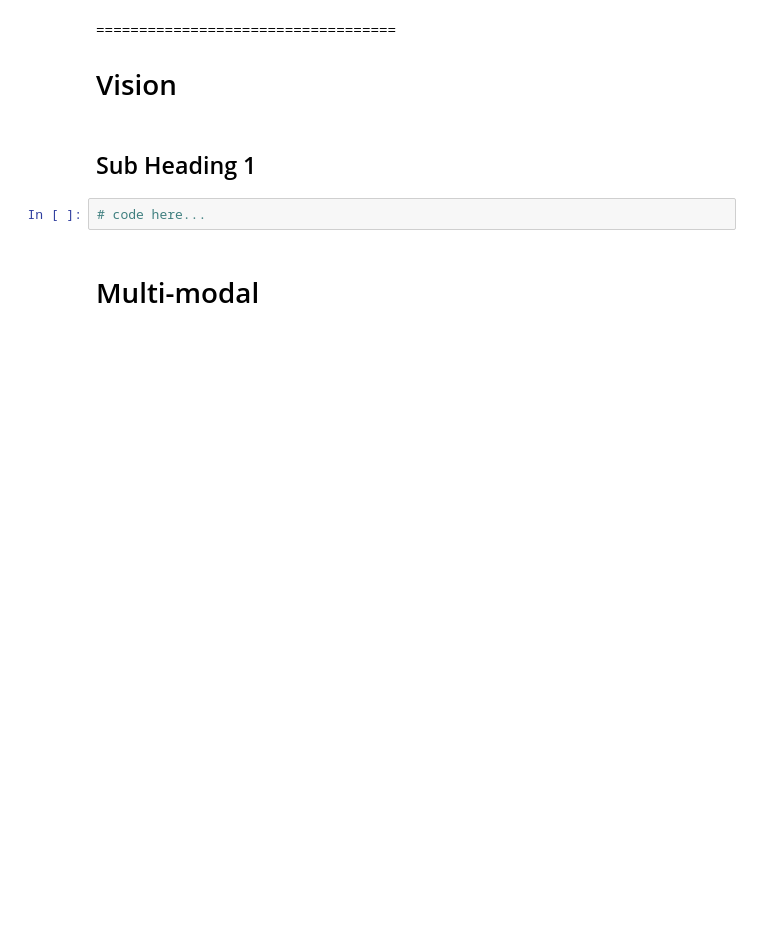
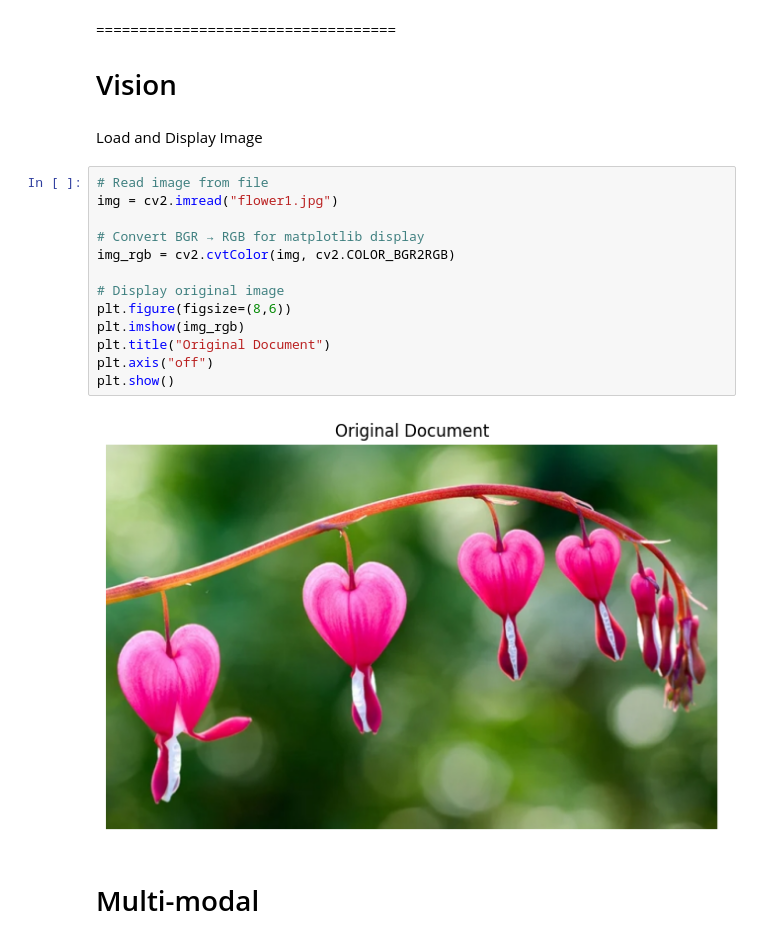
Before and after one commit to YuliiaRysinska/atu-bdaai-classroom-ai-vision-nlp-2026-ca2-assignment-AI-CA2-2026, a Jupyter notebook: CA2_Template.ipynb, the cells around one changed output. Cells and saved outputs as stored; diff of their text form; blank space fills up the shorter version.

Commit message:
dispaly image

```diff
--- a/CA2_Template.ipynb
+++ b/CA2_Template.ipynb
@@ -265,10 +268,23 @@ print(sentiment_scores)
 # %% [markdown]
 ===================================
 # Vision
-# %% [markdown]
-## Sub Heading 1
-# %%
-# code here...
+# %% [markdown]
+Load and Display Image
+# %%
+# Read image from file
+img = cv2.imread("flower1.jpg")
+
+# Convert BGR → RGB for matplotlib display
+img_rgb = cv2.cvtColor(img, cv2.COLOR_BGR2RGB)
+
+# Display original image
+plt.figure(figsize=(8,6))
+plt.imshow(img_rgb)
+plt.title("Original Document")
+plt.axis("off")
+plt.show()
+# %% [output]
+[figure, added]
 # %% [markdown]
 # Multi-modal
 # %% [markdown]
```
Also changed, not shown: parts of 2 cells of this notebook.
